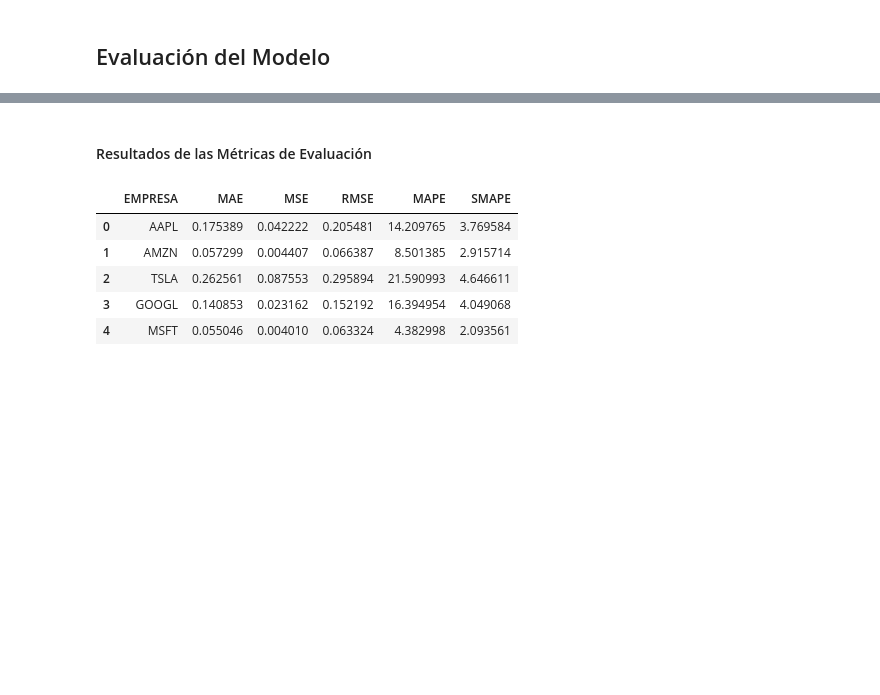
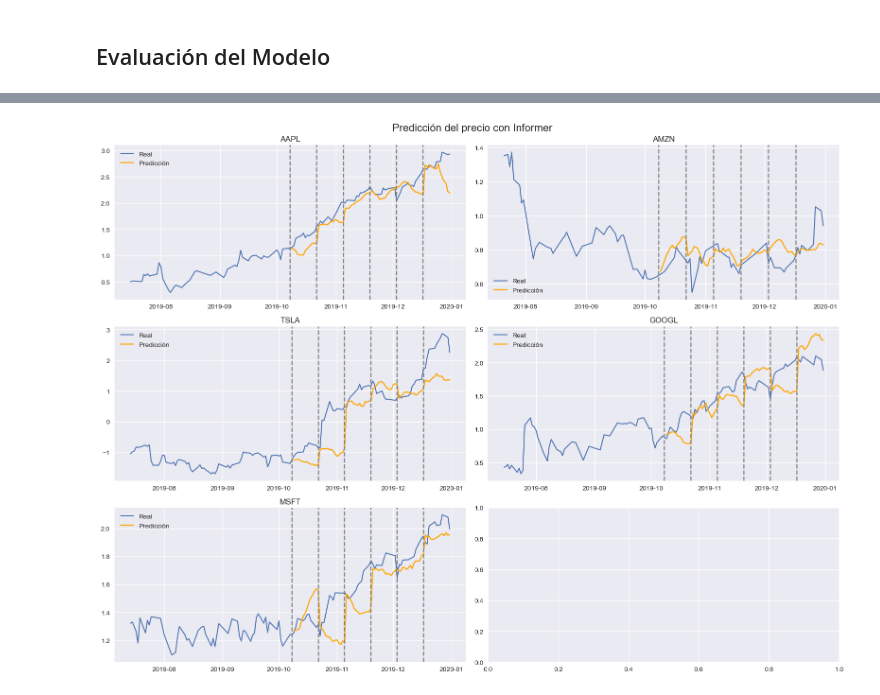
Before and after one commit to yoel79/TFM, a Jupyter notebook: Informer_Model/Informer_Model.ipynb, the cells around one changed output, grey strips where cells are left out. Saved outputs shown, nothing was run; the diff lists cells and outputs as text; code cells hidden in the pictures; blank space fills up the shorter version.

```diff
--- a/Informer_Model/Informer_Model.ipynb
+++ b/Informer_Model/Informer_Model.ipynb
@@ -429,56 +319,23 @@ fig
-# %% [markdown]
-#### Resultados de las Métricas de  Evaluación
-# %%
-# Renombrar la predicción del modelo
-forecasts.rename(columns={'Informer_pred': 'Informer'}, inplace=True)
-
-# Filtrar el conjunto de prueba dentro del rango de fechas deseado
-test = test.loc[(test['ds'] >= '2019-10-01') & (test['ds'] <= '2019-10-14')]
-
-# Fusionar predicciones con el conjunto de prueba
-merged_df = test.merge(forecasts, on=['ds', 'unique_id'], how='left')
-
-# Lista para almacenar métricas
-metrics = []
-
-# Calcular métricas por empresa
-for empresa_id, group in merged_df.groupby('unique_id'):
-    y_true, y_pred = group['y'], group['Informer']
-
-    # Filtrar valores NaN
-    mask = ~(y_true.isna() | y_pred.isna())
-    y_true, y_pred = y_true[mask], y_pred[mask]
-
-    if y_true.empty:
-        continue
-
-    # Calcular métricas
-    mae = mean_absolute_error(y_true, y_pred)
-    mse = mean_squared_error(y_true, y_pred)
-    rmse = np.sqrt(mse)
-    mape = np.mean(np.abs((y_true - y_pred) / y_true)) * 100
-    smape = np.sqrt(mape)
-
-    # Guardar métricas
-    metrics.append({
-        'EMPRESA': empresa_dict.get(empresa_id, empresa_id),
-        'MAE': mae,
-        'MSE': mse,
-        'RMSE': rmse,
-        'MAPE': mape,
-        'SMAPE': smape,
-    })
-
-# Crear DataFrame de métricas y convertir columnas a mayúsculas
-metrics_df = pd.DataFrame(metrics)
-metrics_df.columns = metrics_df.columns.str.upper()
-
-# Mostrar el resultado final
-metrics_df
-# %% [output]
-|  | EMPRESA | MAE | MSE | RMSE | MAPE | SMAPE |
-| 0 | AAPL | 0.175389 | 0.042222 | 0.205481 | 14.209765 | 3.769584 |
-| 1 | AMZN | 0.057299 | 0.004407 | 0.066387 | 8.501385 | 2.915714 |
-| 2 | TSLA | 0.262561 | 0.087553 | 0.295894 | 21.590993 | 4.646611 |
-| 3 | GOOGL | 0.140853 | 0.023162 | 0.152192 | 16.394954 | 4.049068 |
-| 4 | MSFT | 0.055046 | 0.004010 | 0.063324 | 4.382998 | 2.093561 |
+# %%
+fig, axes = plt.subplots(3, 2, figsize=(16, 12))
+axes = axes.flatten()
+
+for i, uid in enumerate(df_final['unique_id'].unique()):
+    actual = df_final[df_final['unique_id'] == uid][1000:]
+    pred = cv_result[cv_result['unique_id'] == uid]
+
+    ax = axes[i]
+    ax.plot(actual['ds'], actual['y'], label='Real', linewidth=1.5)
+    ax.plot(pred['ds'], pred['Informer'], label='Predicción', color='orange')
+    # Añadir las líneas de corte
+    for cutoff in cutoffs:
+        ax.axvline(x=cutoff, color='grey', ls='--')
+    ax.set_title(f'{tickers[uid]}')
+    ax.grid(True)
+    ax.legend()
+
+fig.suptitle('Predicción del precio con Informer', fontsize=16)
+plt.tight_layout()
+plt.show()
+# %% [output]
+[figure, added]
```
Also changed, not shown: parts of 26 cells of this notebook, 3 other files.
